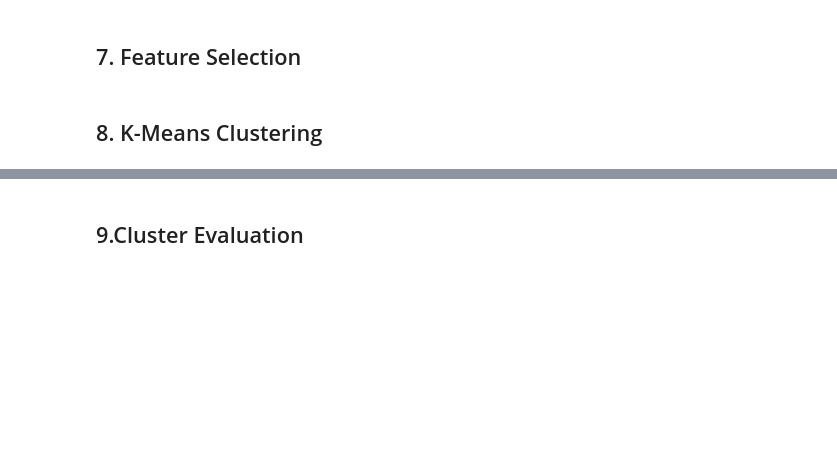
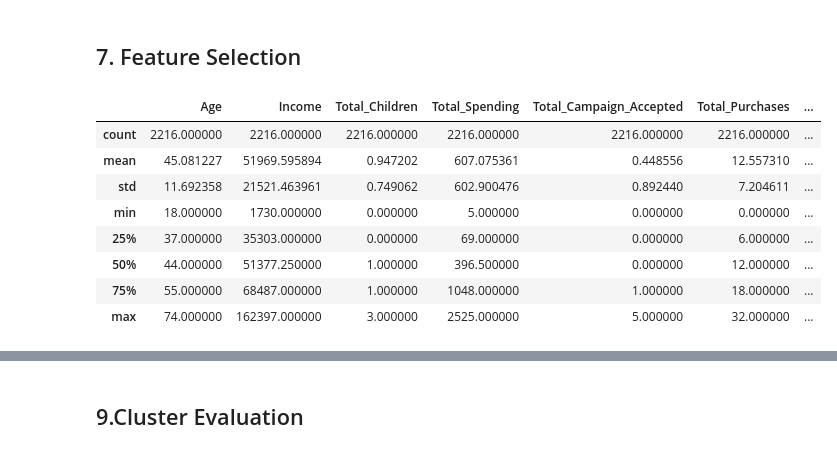
Before and after one commit to fridacarbajalordonez/customer-segmentation-kmeans, a Jupyter notebook: notebooks/customer_segmentation.ipynb, the cells around one changed output, grey strips where cells are left out. Drawn from its saved outputs; the diff is of its cells as text; code cells hidden in the pictures; blank space fills up the shorter version.

```diff
--- a/notebooks/customer_segmentation.ipynb
+++ b/notebooks/customer_segmentation.ipynb
@@ -1039,5 +1041,29 @@ plt.show()
 **Total_Purchases** ranges from 0 to 32 purchases, with a mean of 12.56 and a median of 12. The relatively close values of the mean and median suggest that the distribution does not exhibit strong skewness. However, the distribution shows multiple concentration points, with a large proportion of customers making between approximately 5 and 20 purchases, and a smaller group exceeding 25 purchases. Overall, the variable shows moderate dispersion, with most customers concentrated in the lower-to-middle purchase range and a smaller proportion reaching higher purchase counts. All observed values fall within a plausible range, so no modifications were required for this feature.
 # %% [markdown]
 ## 7. Feature Selection
-# %% [markdown]
-## 8. K-Means Clustering
+# %%
+# Candidate features for customer segmentation
+
+candidate_features = [
+    "Age",
+    "Income",
+    "Total_Children",
+    "Total_Spending",
+    "Total_Campaign_Accepted",
+    "Total_Purchases",
+    "NumWebVisitsMonth"
+]
+
+df_features = df_clean[candidate_features]
+
+df_features.describe()
+# %% [output]
+|  | Age | Income | Total_Children | Total_Spending | Total_Campaign_Accepted | Total_Purchases | ... |
+| count | 2216.000000 | 2216.000000 | 2216.000000 | 2216.000000 | 2216.000000 | 2216.000000 | ... |
+| mean | 45.081227 | 51969.595894 | 0.947202 | 607.075361 | 0.448556 | 12.557310 | ... |
+| std | 11.692358 | 21521.463961 | 0.749062 | 602.900476 | 0.892440 | 7.204611 | ... |
+| min | 18.000000 | 1730.000000 | 0.000000 | 5.000000 | 0.000000 | 0.000000 | ... |
+| 25% | 37.000000 | 35303.000000 | 0.000000 | 69.000000 | 0.000000 | 6.000000 | ... |
+| 50% | 44.000000 | 51377.250000 | 1.000000 | 396.500000 | 0.000000 | 12.000000 | ... |
+| 75% | 55.000000 | 68487.000000 | 1.000000 | 1048.000000 | 1.000000 | 18.000000 | ... |
+| max | 74.000000 | 162397.000000 | 3.000000 | 2525.000000 | 5.000000 | 32.000000 | ... |
```
Also changed, not shown: parts of 3 cells of this notebook.
